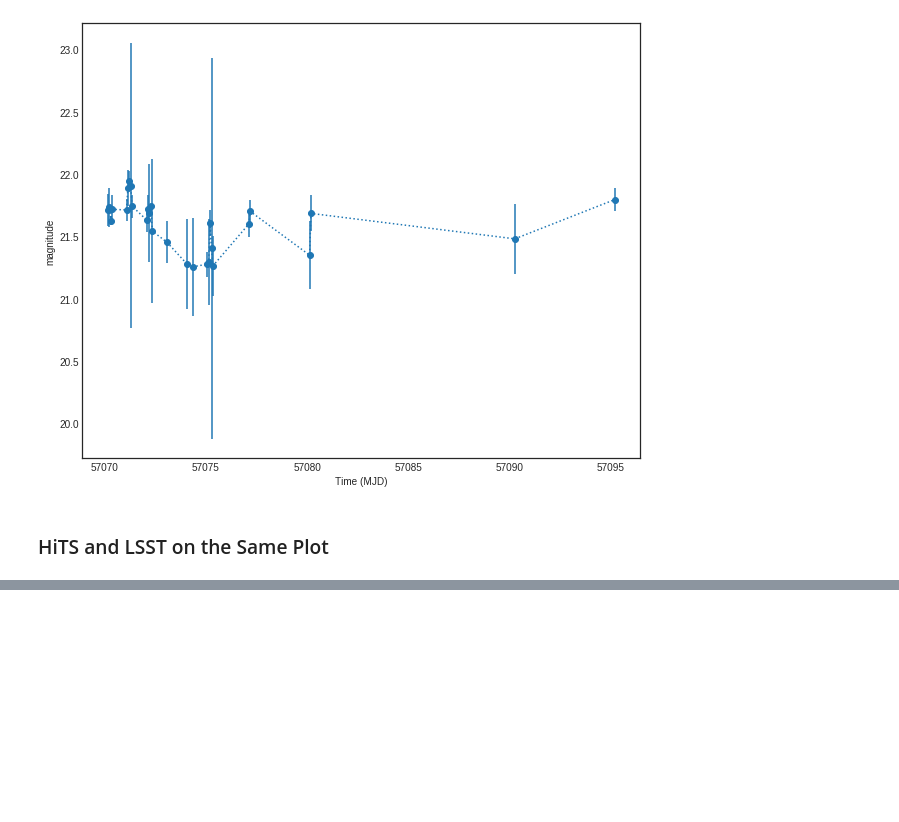
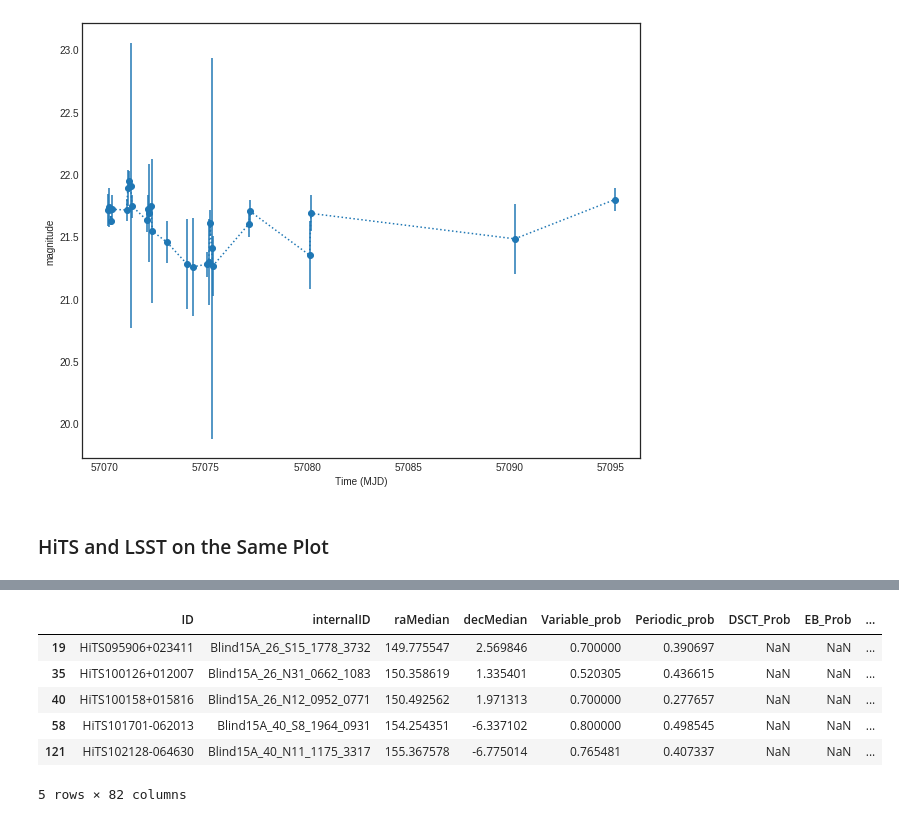
Before and after one commit to mrawls/qso-hitsvar, a Jupyter notebook: ASTR_499_NB2_LightCurves.ipynb, the cells around one changed output, grey strips where cells are left out. Cells and saved outputs as stored; diff of their text form; code cells hidden in the pictures; blank space fills up the shorter version.

```diff
--- a/ASTR_499_NB2_LightCurves.ipynb
+++ b/ASTR_499_NB2_LightCurves.ipynb
@@ -240,0 +292,11 @@ for i in range(20):
+# %%
+hitsDfQSO_highprob = hitsDfQSO_sub[hitsDfQSO_sub['QSO_Prob'] > .90]
+hitsDfQSO_highprob
+# %% [output]
+|  | ID | internalID | raMedian | decMedian | Variable_prob | Periodic_prob | DSCT_Prob | EB_Prob | ... |
+| 19 | HiTS095906+023411 | Blind15A_26_S15_1778_3732 | 149.775547 | 2.569846 | 0.700000 | 0.390697 | NaN | NaN | ... |
+| 35 | HiTS100126+012007 | Blind15A_26_N31_0662_1083 | 150.358619 | 1.335401 | 0.520305 | 0.436615 | NaN | NaN | ... |
+| 40 | HiTS100158+015816 | Blind15A_26_N12_0952_0771 | 150.492562 | 1.971313 | 0.700000 | 0.277657 | NaN | NaN | ... |
+| 58 | HiTS101701-062013 | Blind15A_40_S8_1964_0931 | 154.254351 | -6.337102 | 0.800000 | 0.498545 | NaN | NaN | ... |
+| 121 | HiTS102128-064630 | Blind15A_40_N11_1175_3317 | 155.367578 | -6.775014 | 0.765481 | 0.407337 | NaN | NaN | ... |
+5 rows × 82 columns
```
Also changed, not shown: parts of 22 cells of this notebook.
